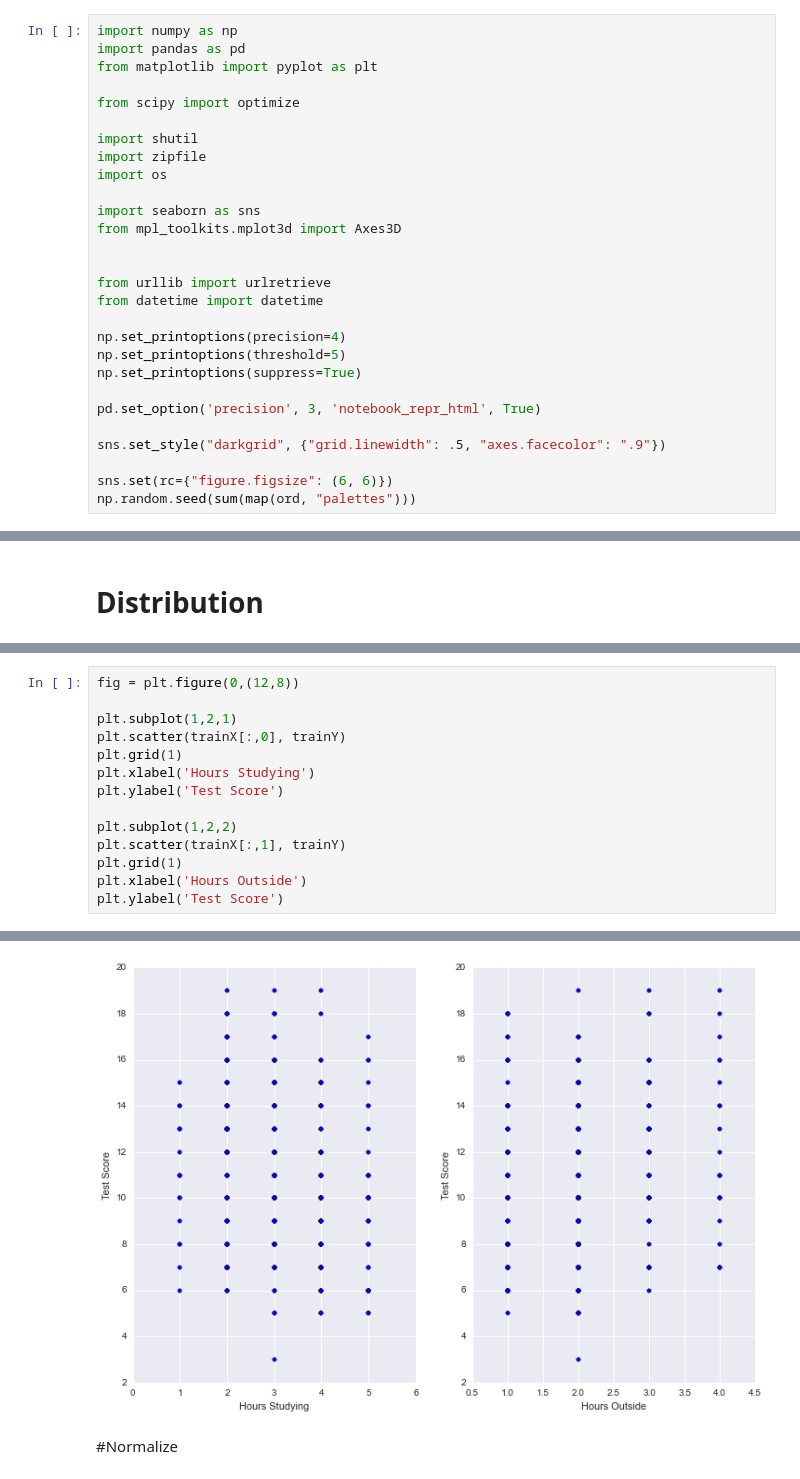
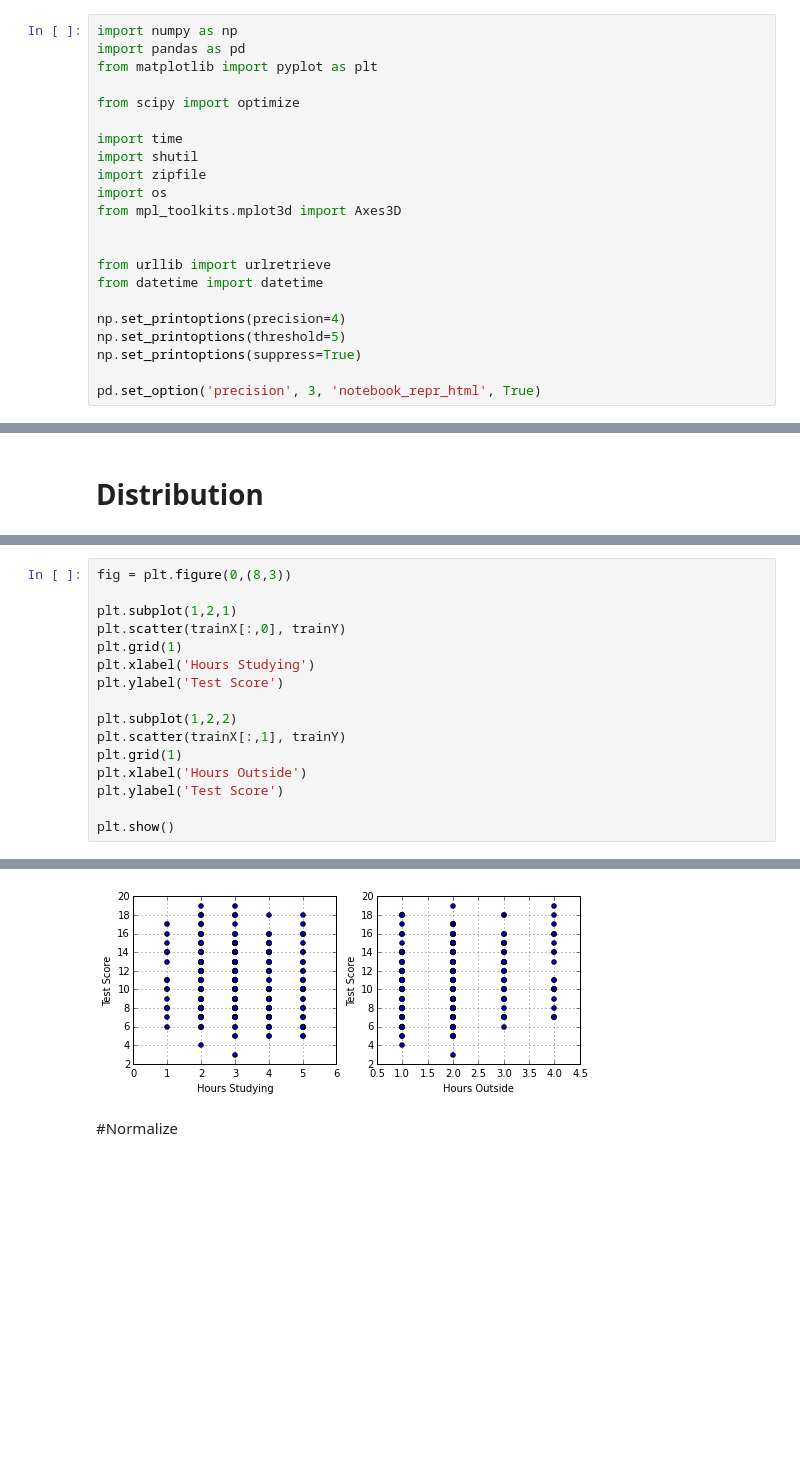
Before and after one commit to jjangsangy/GetDeeper, a Jupyter notebook: DeepLearning/PyNeuralNet.ipynb, the cells around one changed output, grey strips where cells are left out. Saved outputs shown, nothing was run; the diff lists cells and outputs as text; blank space fills up the shorter version.

```diff
--- a/DeepLearning/PyNeuralNet.ipynb
+++ b/DeepLearning/PyNeuralNet.ipynb
@@ -18,11 +9,10 @@ from matplotlib import pyplot as plt
 
 from scipy import optimize
 
+import time
 import shutil
 import zipfile
 import os
-
-import seaborn as sns
 from mpl_toolkits.mplot3d import Axes3D
 
 
@@ -34,10 +24,5 @@ np.set_printoptions(threshold=5)
 np.set_printoptions(suppress=True)
 
 pd.set_option('precision', 3, 'notebook_repr_html', True)
-
-sns.set_style("darkgrid", {"grid.linewidth": .5, "axes.facecolor": ".9"})
-
-sns.set(rc={"figure.figsize": (6, 6)})
-np.random.seed(sum(map(ord, "palettes")))
 # %% [markdown]
 # Get The Data
@@ -245,5 +265,5 @@ trainY = np.array(df_mat_train[['G1']])
 # %%
-fig = plt.figure(0,(12,8))
+fig = plt.figure(0,(8,3))
 
 plt.subplot(1,2,1)
 plt.scatter(trainX[:,0], trainY)
@@ -256,4 +276,6 @@ plt.scatter(trainX[:,1], trainY)
 plt.grid(1)
 plt.xlabel('Hours Outside')
 plt.ylabel('Test Score')
+
+plt.show()
 # %% [output]
@@ -261,4 +282,4 @@ plt.ylabel('Test Score')
-[figure, old version]
+[figure, new version]
 # %% [markdown]
 #Normalize
 # %% [markdown]
```
Also changed, not shown: parts of 9 cells of this notebook.
